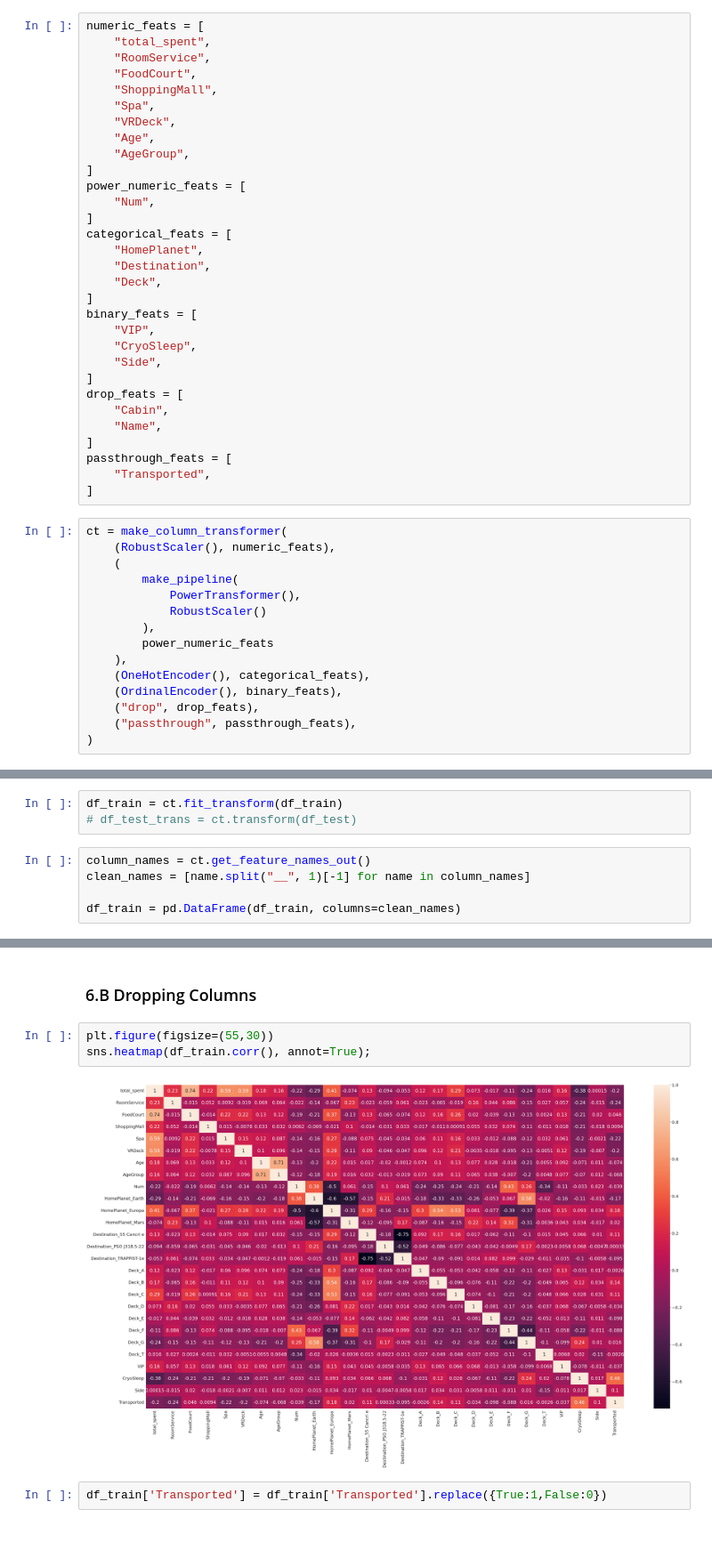
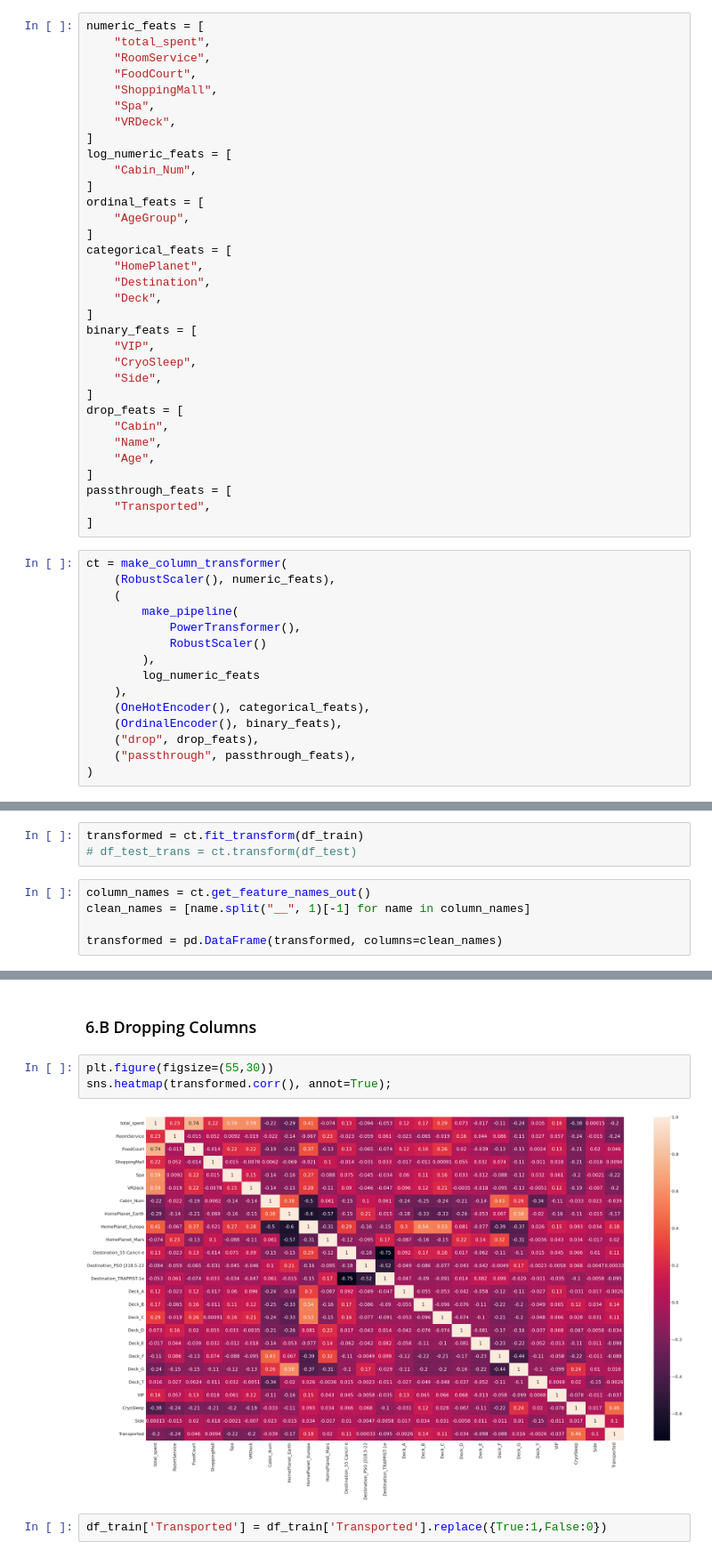
Before and after one commit to SearParsley/cs4320-spaceship-titanic-project, a Jupyter notebook: preprocessing.ipynb, the cells around one changed output, grey strips where cells are left out. Shown at 89% size. Drawn from its saved outputs; the diff is of its cells as text.

```diff
--- a/preprocessing.ipynb
+++ b/preprocessing.ipynb
@@ -262,11 +263,12 @@ numeric_feats = [
     "ShoppingMall",
     "Spa",
     "VRDeck",
-    "Age",
+]
+log_numeric_feats = [
+    "Cabin_Num",
+]
+ordinal_feats = [
     "AgeGroup",
-]
-power_numeric_feats = [
-    "Num",
 ]
 categorical_feats = [
     "HomePlanet",
@@ -281,6 +283,7 @@ binary_feats = [
 drop_feats = [
     "Cabin",
     "Name",
+    "Age",
 ]
 passthrough_feats = [
     "Transported",
@@ -293,7 +296,7 @@ ct = make_column_transformer(
             PowerTransformer(),
             RobustScaler()
         ),
-        power_numeric_feats
+        log_numeric_feats
     ),
     (OneHotEncoder(), categorical_feats),
     (OrdinalEncoder(), binary_feats),
@@ -321,11 +323,11 @@ ColumnTransformer(transformers=[('robustscaler', RobustScaler(),
                                 ('passthrough', 'passthrough',
                                  ['Transported'])])
 # %%
-df_train = ct.fit_transform(df_train)
+transformed = ct.fit_transform(df_train)
 # df_test_trans = ct.transform(df_test)
 # %%
 column_names = ct.get_feature_names_out()
 clean_names = [name.split("__", 1)[-1] for name in column_names]
 
-df_train = pd.DataFrame(df_train, columns=clean_names)
+transformed = pd.DataFrame(transformed, columns=clean_names)
 # %%
@@ -342,9 +344,9 @@ pd.DataFrame(df_train).head()
 ### 6.B Dropping Columns
 # %%
 plt.figure(figsize=(55,30))
-sns.heatmap(df_train.corr(), annot=True);
+sns.heatmap(transformed.corr(), annot=True);
 # %% [output]
-[figure, old version]
+[figure, new version]
 # %%
 df_train['Transported'] = df_train['Transported'].replace({True:1,False:0})
 # %%
```
Also changed, not shown: parts of 10 cells of this notebook.
